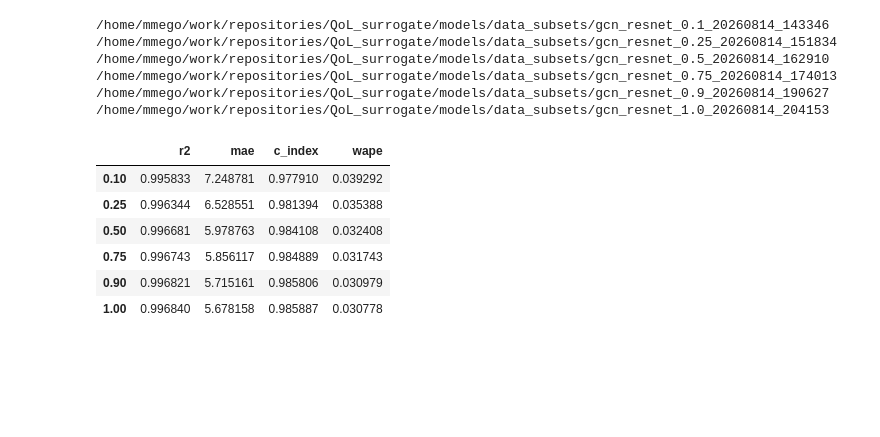
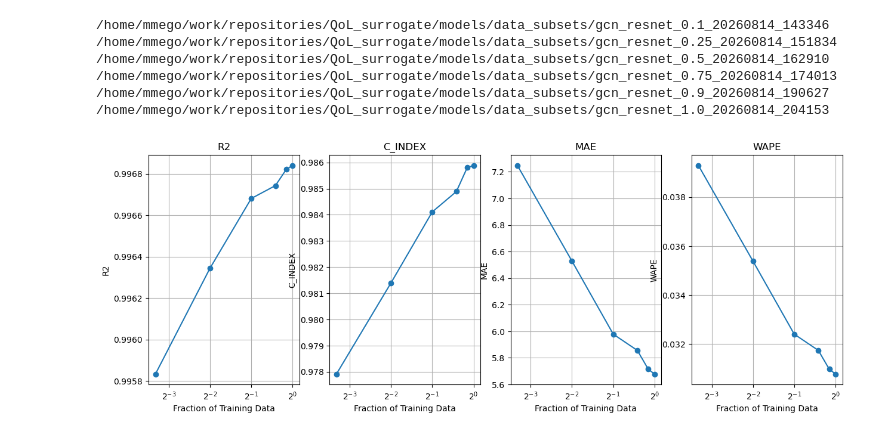
Before and after one commit to MertensMichel/QoL_surrogate, a Jupyter notebook: notebooks/evaluate.ipynb, the cells around one changed output. Saved outputs shown, nothing was run; the diff lists cells and outputs as text; code cells hidden in the pictures; blank space fills up the shorter version.

```diff
--- a/notebooks/evaluate.ipynb
+++ b/notebooks/evaluate.ipynb
@@ -25,12 +26,17 @@ for f in frac:
 # %%
 subset_metrics_df = pd.DataFrame.from_dict(subset_metrics, orient='index')
 # %%
-subset_metrics_df
+subset_metrics_df.reset_index(names="fraction", inplace=True)
-# %% [output]
-|  | r2 | mae | c_index | wape |
-| 0.10 | 0.995833 | 7.248781 | 0.977910 | 0.039292 |
-| 0.25 | 0.996344 | 6.528551 | 0.981394 | 0.035388 |
-| 0.50 | 0.996681 | 5.978763 | 0.984108 | 0.032408 |
-| 0.75 | 0.996743 | 5.856117 | 0.984889 | 0.031743 |
-| 0.90 | 0.996821 | 5.715161 | 0.985806 | 0.030979 |
-| 1.00 | 0.996840 | 5.678158 | 0.985887 | 0.030778 |
+# %%
+fig, axes = plt.subplots(1, 4, figsize=(15, 5))
+
+for i, metric in enumerate(['r2', 'c_index', 'mae', 'wape']):
+    axes[i].plot(subset_metrics_df['fraction'], subset_metrics_df[metric], marker='o')
+    axes[i].set_title(metric.upper())
+    axes[i].set_xlabel('Fraction of Training Data')
+    axes[i].set_ylabel(metric.upper())
+    axes[i].grid()
+
+    axes[i].set_xscale("log", base=2)
+# %% [output]
+[figure, added]
```
Also changed, not shown: parts of 5 cells of this notebook, 40 other files.
